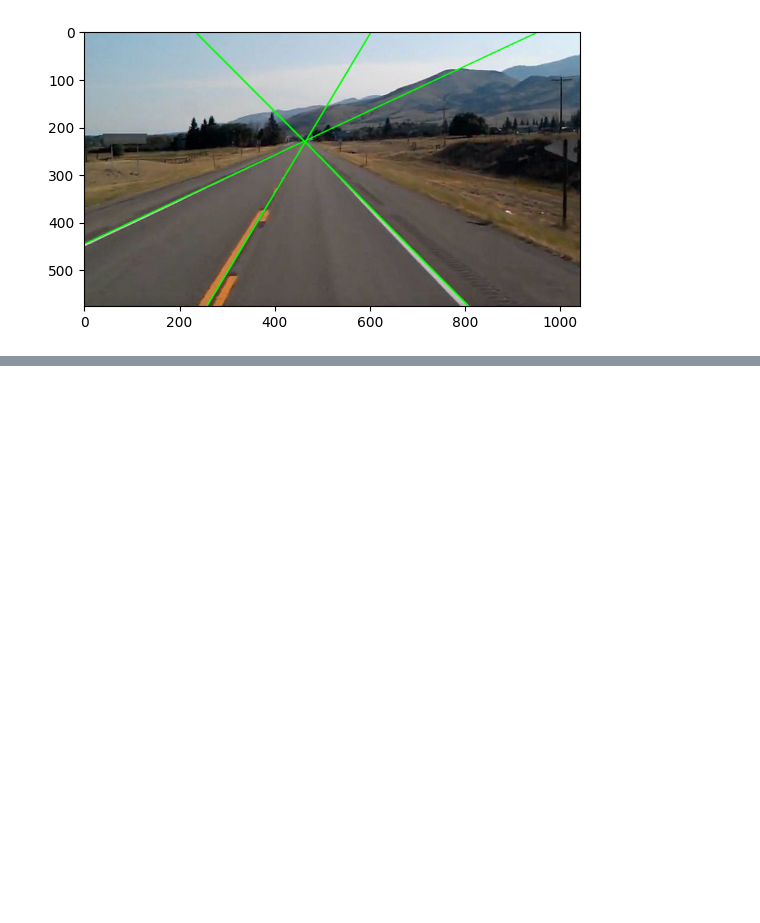
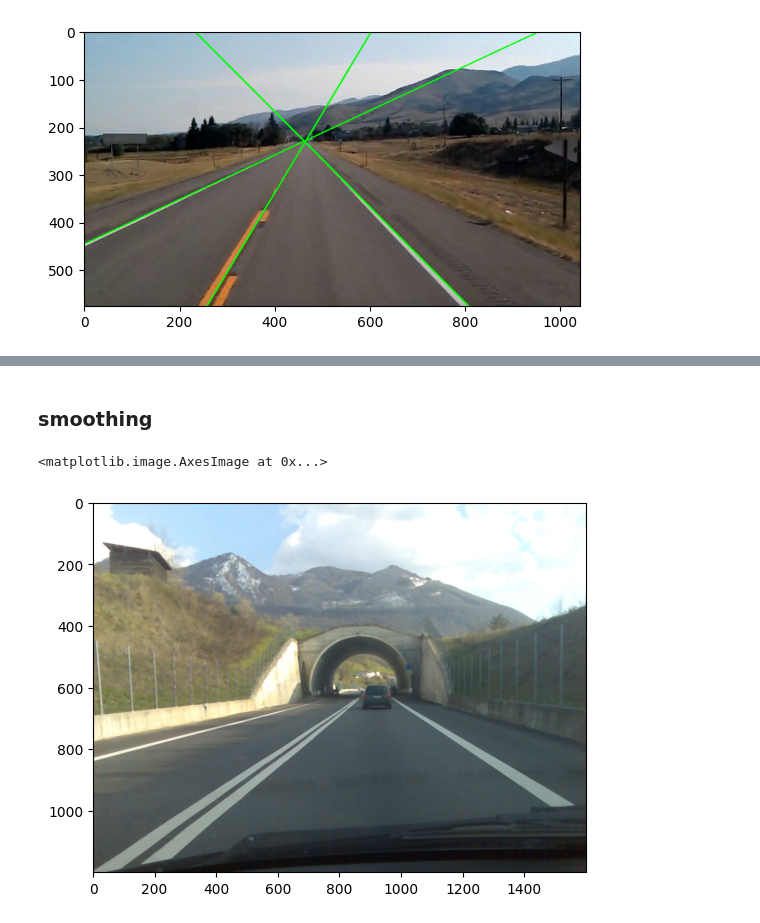
Before and after one commit to Noureldeen73/Image-processing, a Jupyter notebook: hough_transform.ipynb, the cells around one changed output, grey strips where cells are left out. Cells and saved outputs as stored; diff of their text form; code cells hidden in the pictures; blank space fills up the shorter version.

```diff
--- a/hough_transform.ipynb
+++ b/hough_transform.ipynb
@@ -124,0 +140,8 @@ plt.imshow(cv2.cvtColor(final_img, cv2.COLOR_BGR2RGB))
+# %% [markdown]
+### smoothing
+# %%
+img_smooth = cv2.medianBlur(img, 7)
+plt.imshow(cv2.cvtColor(img_smooth, cv2.COLOR_BGR2RGB))
+# %% [output]
+<matplotlib.image.AxesImage at 0x...>
+[figure, added]
```
Also changed, not shown: parts of 29 cells of this notebook, 3 other files.
